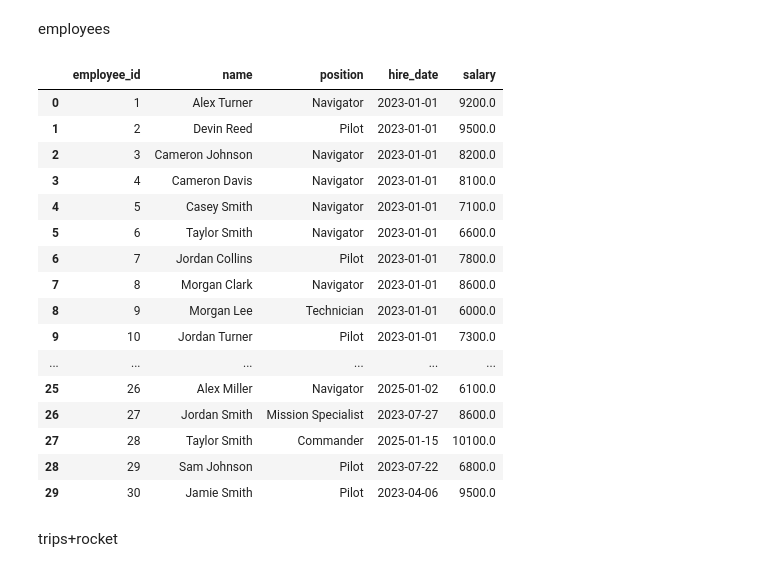
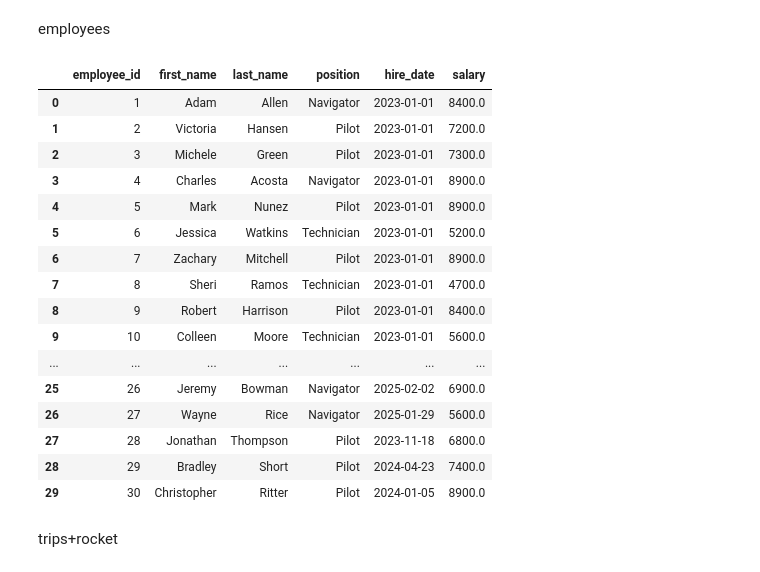
Before and after one commit to werojskz/space_database, a Jupyter notebook: data_creation.ipynb, the cells around one changed output. Cells and saved outputs as stored; diff of their text form; code cells hidden in the pictures.

```diff
--- a/data_creation.ipynb
+++ b/data_creation.ipynb
@@ -118,7 +118,7 @@ for i, row in df_planets.iterrows():
     trip_types.append({
         "triptype_id": i + 1,
         "name": f"Mission to {row['planet']}",
-        "coordinates": f"X:{row['x_coord']}, Y:{row['y_coord']}, Z:{row['z_coord']}",
+        #"coordinates": f"X:{row['x_coord']}, Y:{row['y_coord']}, Z:{row['z_coord']}",
         "description": f"Explore the unique surface and atmosphere of planet {row['planet']}.",
         "is_round_trip": is_round_trip,
         "planet_id": row["planet_id"]
@@ -172,10 +157,9 @@ employees
 import random
 import pandas as pd
 from datetime import datetime, timedelta
+from faker import Faker
 
-# Dane podstawowe
-first_names = ["Alex", "Jordan", "Taylor", "Morgan", "Casey", "Riley", "Sam", "Jamie", "Cameron", "Devin"]
-last_names = ["Smith", "Lee", "Johnson", "Reed", "Clark", "Parker", "Miller", "Davis", "Turner", "Collins"]
+fake = Faker()
 
 positions = ["Technician", "Mission Specialist", "Commander", "Pilot", "Navigator"]
 position_weights = [1, 1, 1, 3, 3]
@@ -199,7 +183,9 @@ pct_early_hires = 0.5
 early_hires = int(num_employees * pct_early_hires)
 
 for i in range(num_employees):
-    full_name = f"{random.choice(first_names)} {random.choice(last_names)}"
+    first_name = fake.first_name()
+    last_name = fake.last_name()
+
     position = random.choices(positions, weights=position_weights, k=1)[0]
     low, high = salary_ranges[position]
 
@@ -219,7 +205,8 @@ for i in range(num_employees):
 
     employees_data.append({
         "employee_id": i + 1,
-        "name": full_name,
+        "first_name": first_name,
+        "last_name": last_name,
         "position": position,
         "hire_date": hire_date.strftime("%Y-%m-%d"),
         "salary": adjusted_salary
@@ -228,25 +215,26 @@ for i in range(num_employees):
 # DataFrame
 df_employees = pd.DataFrame(employees_data)
 # %%
+df_employees.to_csv("employees.csv", index=False)
 df_employees
 # %% [output]
-|  | employee_id | name | position | hire_date | salary |
-| 0 | 1 | Alex Turner | Navigator | 2023-01-01 | 9200.0 |
-| 1 | 2 | Devin Reed | Pilot | 2023-01-01 | 9500.0 |
-| 2 | 3 | Cameron Johnson | Navigator | 2023-01-01 | 8200.0 |
-| 3 | 4 | Cameron Davis | Navigator | 2023-01-01 | 8100.0 |
-| 4 | 5 | Casey Smith | Navigator | 2023-01-01 | 7100.0 |
-| 5 | 6 | Taylor Smith | Navigator | 2023-01-01 | 6600.0 |
-| 6 | 7 | Jordan Collins | Pilot | 2023-01-01 | 7800.0 |
-| 7 | 8 | Morgan Clark | Navigator | 2023-01-01 | 8600.0 |
-| 8 | 9 | Morgan Lee | Technician | 2023-01-01 | 6000.0 |
-| 9 | 10 | Jordan Turner | Pilot | 2023-01-01 | 7300.0 |
-| ... | ... | ... | ... | ... | ... |
-| 25 | 26 | Alex Miller | Navigator | 2025-01-02 | 6100.0 |
-| 26 | 27 | Jordan Smith | Mission Specialist | 2023-07-27 | 8600.0 |
-| 27 | 28 | Taylor Smith | Commander | 2025-01-15 | 10100.0 |
-| 28 | 29 | Sam Johnson | Pilot | 2023-07-22 | 6800.0 |
-| 29 | 30 | Jamie Smith | Pilot | 2023-04-06 | 9500.0 |
+|  | employee_id | first_name | last_name | position | hire_date | salary |
+| 0 | 1 | Adam | Allen | Navigator | 2023-01-01 | 8400.0 |
+| 1 | 2 | Victoria | Hansen | Pilot | 2023-01-01 | 7200.0 |
+| 2 | 3 | Michele | Green | Pilot | 2023-01-01 | 7300.0 |
+| 3 | 4 | Charles | Acosta | Navigator | 2023-01-01 | 8900.0 |
+| 4 | 5 | Mark | Nunez | Pilot | 2023-01-01 | 8900.0 |
+| 5 | 6 | Jessica | Watkins | Technician | 2023-01-01 | 5200.0 |
+| 6 | 7 | Zachary | Mitchell | Pilot | 2023-01-01 | 8900.0 |
+| 7 | 8 | Sheri | Ramos | Technician | 2023-01-01 | 4700.0 |
+| 8 | 9 | Robert | Harrison | Pilot | 2023-01-01 | 8400.0 |
+| 9 | 10 | Colleen | Moore | Technician | 2023-01-01 | 5600.0 |
+| ... | ... | ... | ... | ... | ... | ... |
+| 25 | 26 | Jeremy | Bowman | Navigator | 2025-02-02 | 6900.0 |
+| 26 | 27 | Wayne | Rice | Navigator | 2025-01-29 | 5600.0 |
+| 27 | 28 | Jonathan | Thompson | Pilot | 2023-11-18 | 6800.0 |
+| 28 | 29 | Bradley | Short | Pilot | 2024-04-23 | 7400.0 |
+| 29 | 30 | Christopher | Ritter | Pilot | 2024-01-05 | 8900.0 |
 # %% [markdown]
 trips+rocket
 # %%
```
Also changed, not shown: parts of 2 cells of this notebook, 5 other files.
